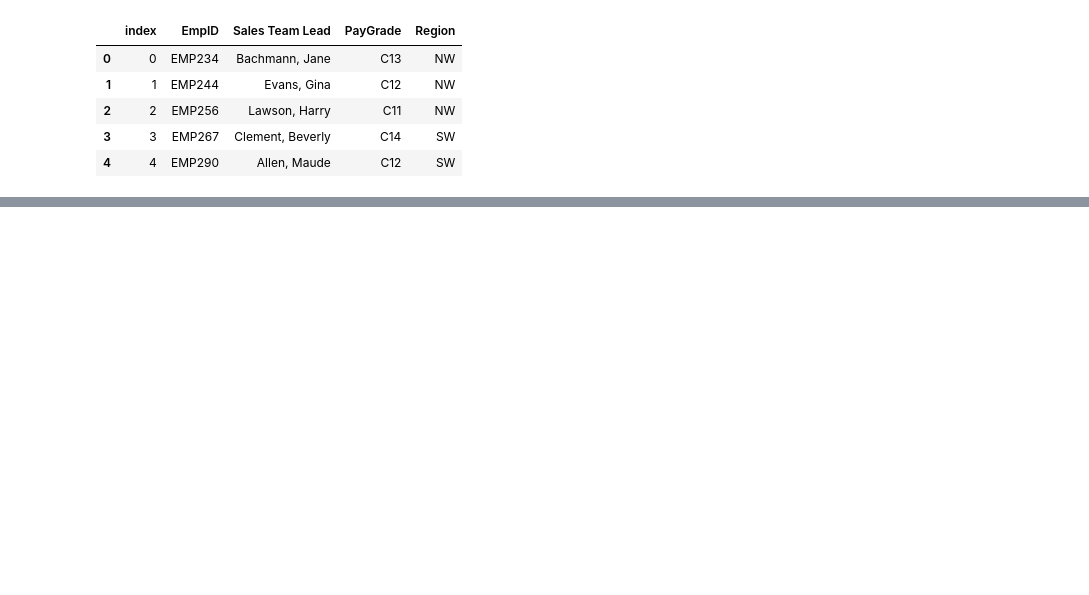
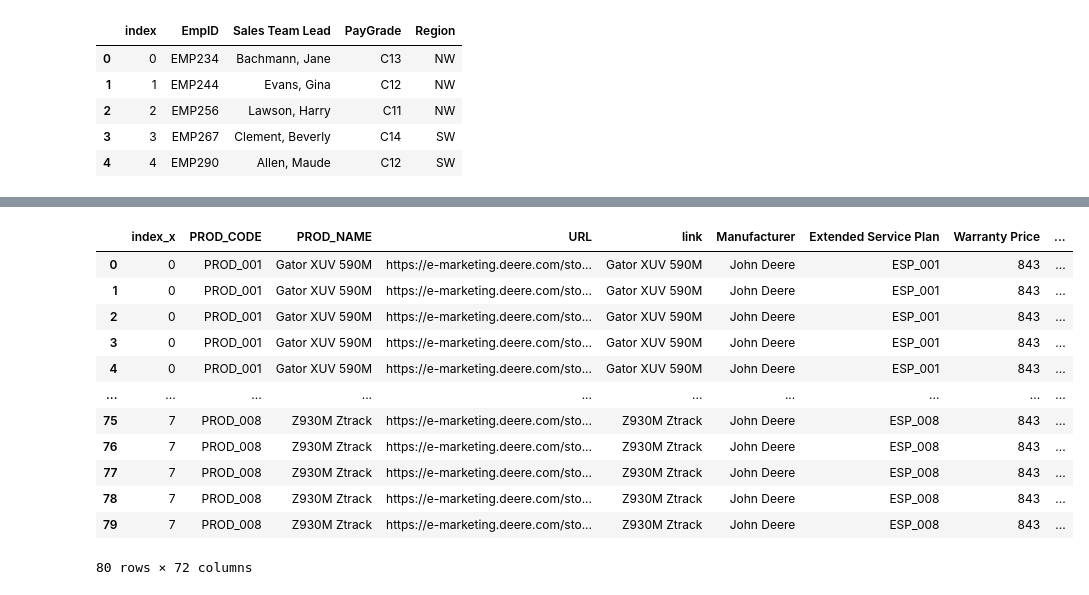
Before and after one commit to Korenak/tek-korenak-cap1, a Jupyter notebook: korenak_andrew_cap1/DatabaseChecker.ipynb, the cells around one changed output, grey strips where cells are left out. Cells and saved outputs as stored; diff of their text form; code cells hidden in the pictures; blank space fills up the shorter version.

```diff
--- a/korenak_andrew_cap1/DatabaseChecker.ipynb
+++ b/korenak_andrew_cap1/DatabaseChecker.ipynb
@@ -165,0 +310,18 @@ NameError: name 'innermerge' is not defined
+# %%
+ShowProduct = product_info.merge(historic_sales, how='inner', left_on=["PROD_CODE"], right_on=["ITEM_CODE"])
+# %%
+ShowProduct
+# %% [output]
+|  | index_x | PROD_CODE | PROD_NAME | URL | link | Manufacturer | Extended Service Plan | Warranty Price | ... |
+| 0 | 0 | PROD_001 | Gator XUV 590M | https://e-marketing.deere.com/sto... | Gator XUV 590M | John Deere | ESP_001 | 843 | ... |
+| 1 | 0 | PROD_001 | Gator XUV 590M | https://e-marketing.deere.com/sto... | Gator XUV 590M | John Deere | ESP_001 | 843 | ... |
+| 2 | 0 | PROD_001 | Gator XUV 590M | https://e-marketing.deere.com/sto... | Gator XUV 590M | John Deere | ESP_001 | 843 | ... |
+| 3 | 0 | PROD_001 | Gator XUV 590M | https://e-marketing.deere.com/sto... | Gator XUV 590M | John Deere | ESP_001 | 843 | ... |
+| 4 | 0 | PROD_001 | Gator XUV 590M | https://e-marketing.deere.com/sto... | Gator XUV 590M | John Deere | ESP_001 | 843 | ... |
+| ... | ... | ... | ... | ... | ... | ... | ... | ... | ... |
+| 75 | 7 | PROD_008 | Z930M Ztrack | https://e-marketing.deere.com/sto... | Z930M Ztrack | John Deere | ESP_008 | 843 | ... |
+| 76 | 7 | PROD_008 | Z930M Ztrack | https://e-marketing.deere.com/sto... | Z930M Ztrack | John Deere | ESP_008 | 843 | ... |
+| 77 | 7 | PROD_008 | Z930M Ztrack | https://e-marketing.deere.com/sto... | Z930M Ztrack | John Deere | ESP_008 | 843 | ... |
+| 78 | 7 | PROD_008 | Z930M Ztrack | https://e-marketing.deere.com/sto... | Z930M Ztrack | John Deere | ESP_008 | 843 | ... |
+| 79 | 7 | PROD_008 | Z930M Ztrack | https://e-marketing.deere.com/sto... | Z930M Ztrack | John Deere | ESP_008 | 843 | ... |
+80 rows × 72 columns
```
Also changed, not shown: parts of 34 cells of this notebook, 5 other files.
